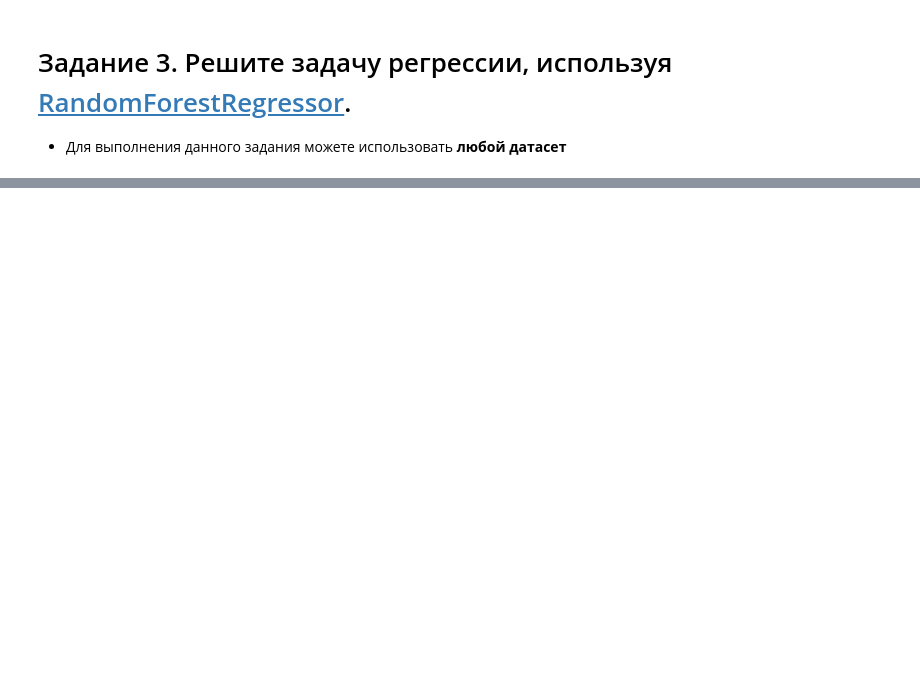
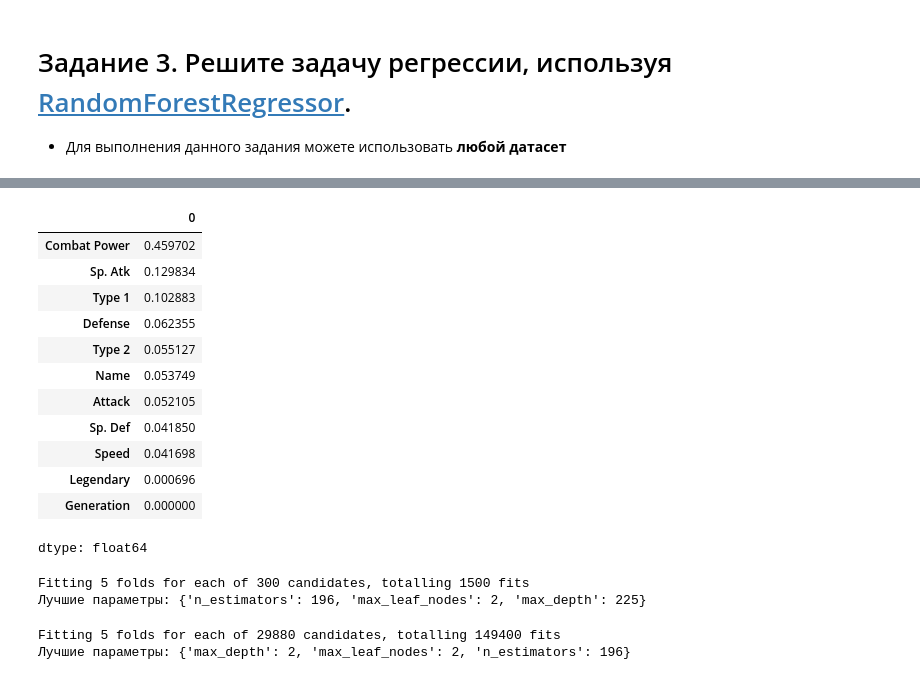
Before and after one commit to mixa15341/Data_Minimg, a Jupyter notebook: 5/Практическая_работа_№5_Random_forest.ipynb, the cells around one changed output, grey strips where cells are left out. Saved outputs shown, nothing was run; the diff lists cells and outputs as text; code cells hidden in the pictures; blank space fills up the shorter version.

```diff
--- a/5/Практическая_работа_№5_Random_forest.ipynb
+++ b/5/Практическая_работа_№5_Random_forest.ipynb
@@ -332,0 +471,80 @@ predict(rf3)
+# %%
+rf = RandomForestRegressor()
+y_train_cleaned = y_train.dropna()
+X_train_cleaned = X_train[y_train.index.isin(y_train_cleaned.index)]
+rf.fit(X_train_cleaned, y_train_cleaned)
+feature_scores = pd.Series(rf.feature_importances_, index=X_train.columns).sort_values(ascending=False)
+
+feature_scores
+# %% [output]
+|  | 0 |
+| Combat Power | 0.459702 |
+| Sp. Atk | 0.129834 |
+| Type 1 | 0.102883 |
+| Defense | 0.062355 |
+| Type 2 | 0.055127 |
+| Name | 0.053749 |
+| Attack | 0.052105 |
+| Sp. Def | 0.041850 |
+| Speed | 0.041698 |
+| Legendary | 0.000696 |
+| Generation | 0.000000 |
+dtype: float64
+# %%
+from sklearn.model_selection import RandomizedSearchCV, GridSearchCV
+import warnings
+warnings.filterwarnings('ignore')
+
+n_estimators = [int(x) for x in np.linspace(start=10, stop=250, num=10)]
+max_depth = [int(x) for x in np.linspace(2, 300, num=5)]
+max_depth.append(None)
+max_leaf_nodes = [int(i) for i in range(2, 500)]
+
+random_grid = {
+    'n_estimators': n_estimators,
+    'max_depth': max_depth,
+    'max_leaf_nodes': max_leaf_nodes,
+}
+
+rf_rgr = RandomForestRegressor(random_state=0)
+
+rf_rand = RandomizedSearchCV(
+    estimator=rf_rgr,                # модель для настройки
+    param_distributions=random_grid, # словарь с параметрами для случайного поиска
+    n_iter=300,                      # количество итераций (случайных наборов гиперпараметров)
+    scoring='explained_variance',         # метрика для оценки качества моделей
+    cv=5,                            # количество фолдов для кросс-валидации
+    verbose=1,                       # уровень детализации вывода
+    random_state=42,                 # фиксированный сид для воспроизводимости результатов
+    n_jobs=-1                        # использование всех доступных ядер процессора
+)
+y_train_cleaned = y_train.dropna()
+X_train_cleaned = X_train[y_train.index.isin(y_train_cleaned.index)]
+rf_rand.fit(X_train_cleaned, y_train_cleaned)
+
+best_params = rf_rand.best_params_
+print(f"Лучшие параметры: {best_params}")
+# %% [output]
+Fitting 5 folds for each of 300 candidates, totalling 1500 fits
+Лучшие параметры: {'n_estimators': 196, 'max_leaf_nodes': 2, 'max_depth': 225}
+# %%
+rf_grid = GridSearchCV(
+    estimator=rf_rgr,                # модель для настройки
+    param_grid=random_grid, # словарь с параметрами для случайного поиска
+    scoring='explained_variance',              # метрика для оценки качества моделей
+    cv=5,                            # количество фолдов для кросс-валидации
+    verbose=1,                       # уровень детализации вывода
+    n_jobs=-1                        # использование всех доступных ядер процессора
+)
+
+
+y_train_cleaned = y_train.dropna()
+X_train_cleaned = X_train[y_train.index.isin(y_train_cleaned.index)]
+rf_grid.fit(X_train_cleaned, y_train_cleaned)
+
+
+grid_best_params = rf_grid.best_params_
+print(f"Лучшие параметры: {grid_best_params}")
+# %% [output]
+Fitting 5 folds for each of 29880 candidates, totalling 149400 fits
+Лучшие параметры: {'max_depth': 2, 'max_leaf_nodes': 2, 'n_estimators': 196}
```
Also changed, not shown: parts of 19 cells of this notebook.
